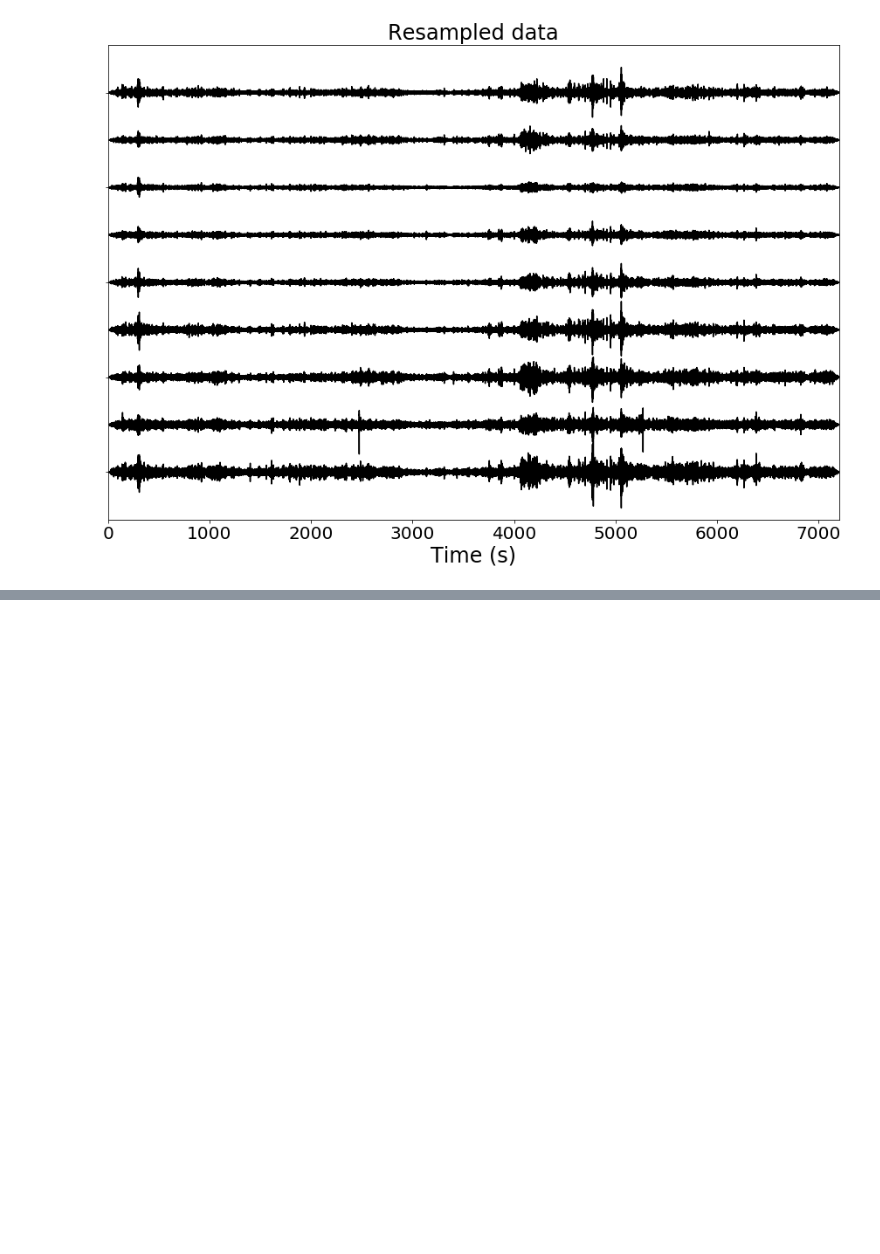
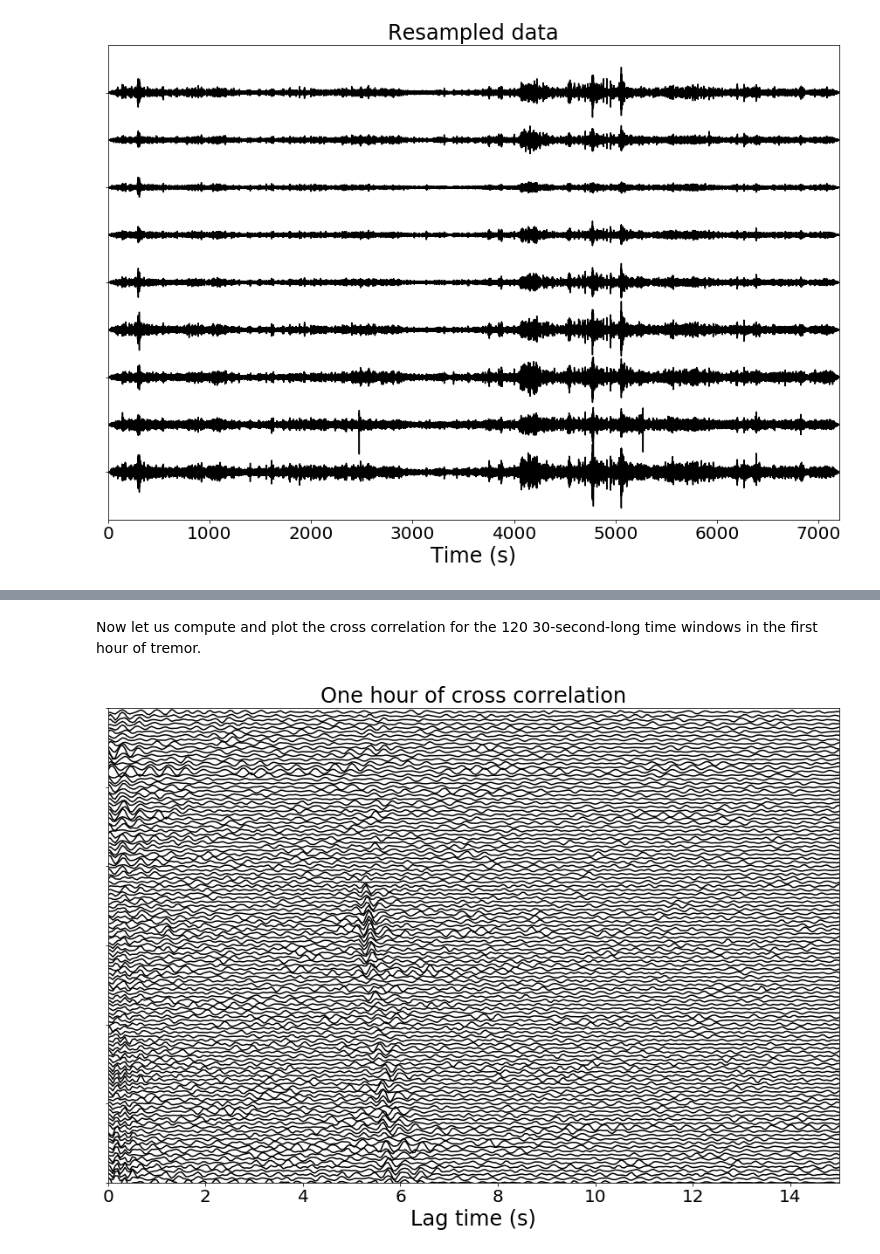
Before and after one commit to ArianeDucellier/ETSscripts, a Jupyter notebook: notebooks/demo_stack_ccorr_2hour.ipynb, the cells around one changed output, grey strips where cells are left out. Saved outputs shown, nothing was run; the diff lists cells and outputs as text; code cells hidden in the pictures; blank space fills up the shorter version.

Commit message:
Work on notebook for 2 hour cc

```diff
--- a/notebooks/demo_stack_ccorr_2hour.ipynb
+++ b/notebooks/demo_stack_ccorr_2hour.ipynb
@@ -130,0 +202,27 @@ for ksta in range(0, len(EW)):
+# %% [markdown]
+Now let us compute and plot the cross correlation for the 120 30-second-long time windows in the first hour of tremor.
+# %%
+fig, ax = plt.subplots(figsize=(15, 10))
+for kt in range(0, 120):
+    EW = D.select(component='E').slice(Tstart + kt * tdur, Tstart + (kt + 1) * tdur)
+    UD = D.select(component='Z').slice(Tstart + kt * tdur, Tstart + (kt + 1) * tdur)
+    cc = Stream()
+    for ksta in range(0, len(EW)):
+        cc.append(EW[ksta].copy())
+        cc[-1].data = correlate(EW[ksta], UD[ksta], ncor)
+        cc[-1].stats['channel'] = 'CC'
+    t = (1.0 / cc[0].stats.sampling_rate) * np.arange(- ncor, ncor + 1)
+    plt.plot(t, kt * 0.1 + linstack([cc], normalize=False)[0].data, 'k-')
+
+# or you can do:
+#     plt.plot(t, kt * 0.5 + powstack([cc], 2.0, normalize=False)[0].data, 'k-')
+#     plt.plot(t, kt * 0.05 + PWstack([cc], 2.0, normalize=False)[0].data, 'k-')
+
+plt.xlim(0.0, 15.0)
+plt.ylim(0.0, 120 * 0.1)
+plt.title('One hour of cross correlation', fontsize=24)
+plt.xlabel('Lag time (s)', fontsize=24)
+ax.set_yticklabels([])
+ax.tick_params(labelsize=20)
+# %% [output]
+[figure, added]
```
Also changed, not shown: parts of 23 cells of this notebook, 19 other files.
